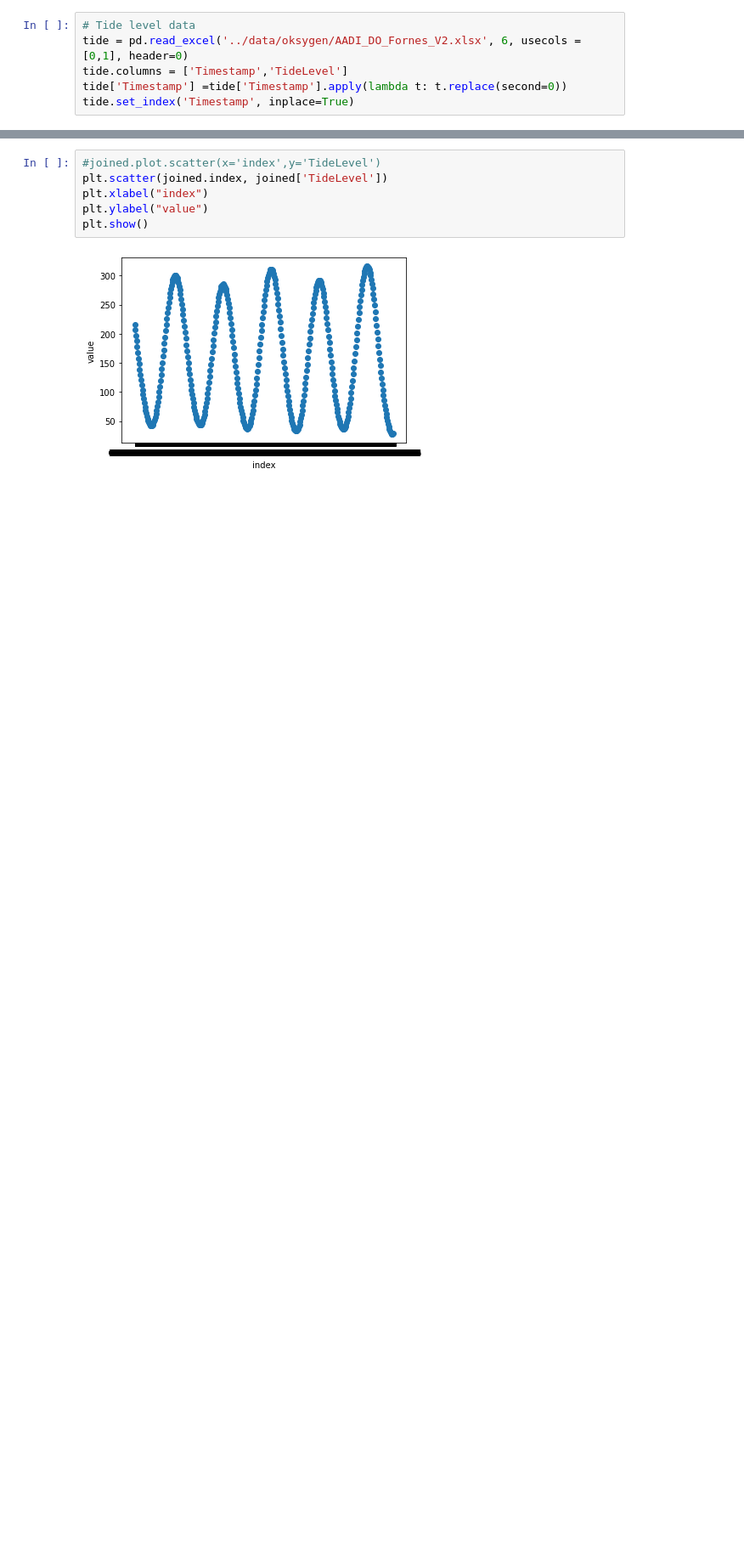
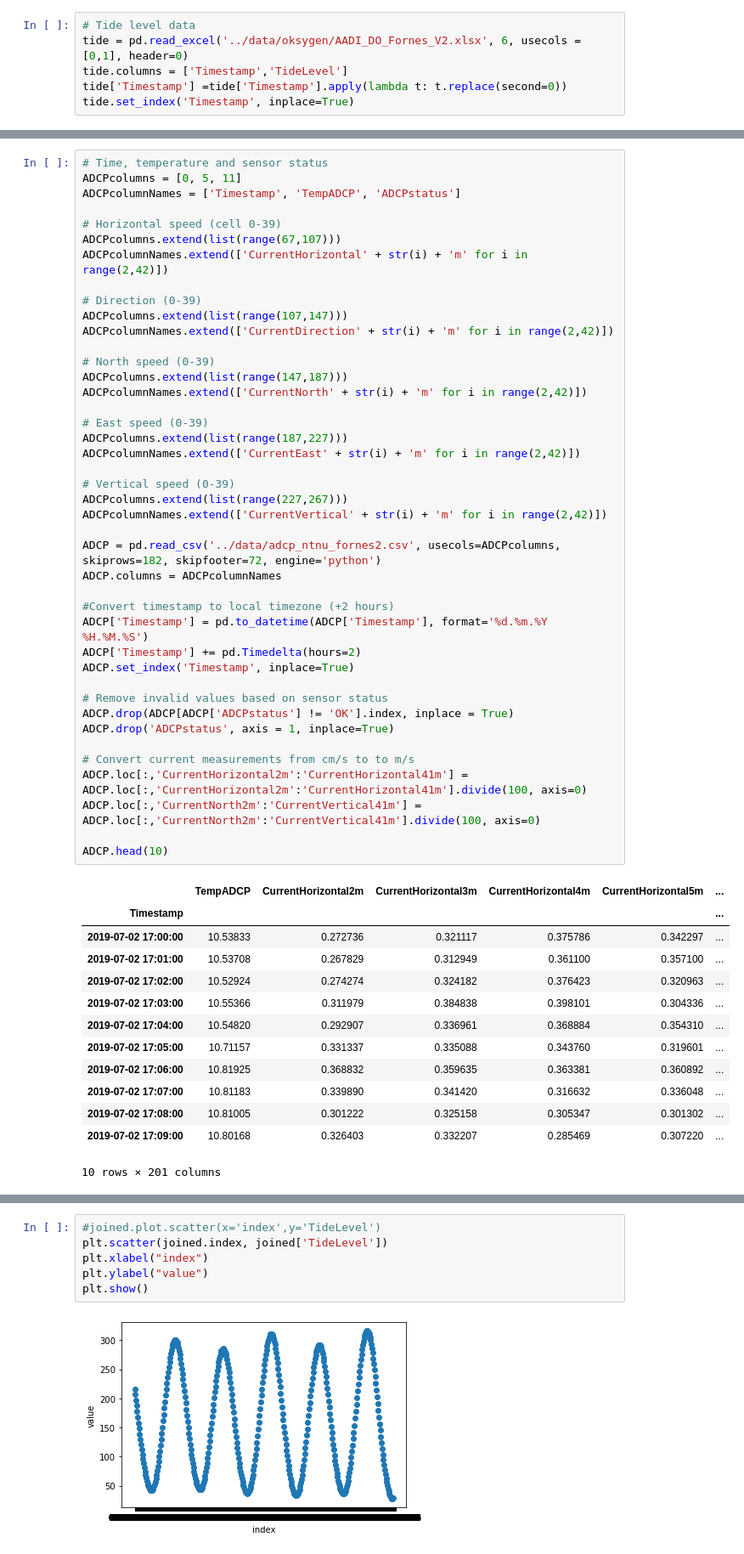
Before and after one commit to larsmmo/Master, a Jupyter notebook: src/createCSV.ipynb, the cells around one changed output, grey strips where cells are left out. Shown at 85% size. Saved outputs shown, nothing was run; the diff lists cells and outputs as text; blank space fills up the shorter version.

Commit message:
finish currents

```diff
--- a/src/createCSV.ipynb
+++ b/src/createCSV.ipynb
@@ -76,0 +82,56 @@ current = pd.read_csv('../data/adcp_ntnu_fornes2.csv')
+# %%
+# Time, temperature and sensor status
+ADCPcolumns = [0, 5, 11]
+ADCPcolumnNames = ['Timestamp', 'TempADCP', 'ADCPstatus']
+
+# Horizontal speed (cell 0-39)
+ADCPcolumns.extend(list(range(67,107)))
+ADCPcolumnNames.extend(['CurrentHorizontal' + str(i) + 'm' for i in range(2,42)])
+
+# Direction (0-39)
+ADCPcolumns.extend(list(range(107,147)))
+ADCPcolumnNames.extend(['CurrentDirection' + str(i) + 'm' for i in range(2,42)])
+
+# North speed (0-39)
+ADCPcolumns.extend(list(range(147,187)))
+ADCPcolumnNames.extend(['CurrentNorth' + str(i) + 'm' for i in range(2,42)])
+
+# East speed (0-39)
+ADCPcolumns.extend(list(range(187,227)))
+ADCPcolumnNames.extend(['CurrentEast' + str(i) + 'm' for i in range(2,42)])
+
+# Vertical speed (0-39)
+ADCPcolumns.extend(list(range(227,267)))
+ADCPcolumnNames.extend(['CurrentVertical' + str(i) + 'm' for i in range(2,42)])
+
+ADCP = pd.read_csv('../data/adcp_ntnu_fornes2.csv', usecols=ADCPcolumns, skiprows=182, skipfooter=72, engine='python')
+ADCP.columns = ADCPcolumnNames
+
+#Convert timestamp to local timezone (+2 hours)
+ADCP['Timestamp'] = pd.to_datetime(ADCP['Timestamp'], format='%d.%m.%Y %H.%M.%S')
+ADCP['Timestamp'] += pd.Timedelta(hours=2)
+ADCP.set_index('Timestamp', inplace=True)
+
+# Remove invalid values based on sensor status
+ADCP.drop(ADCP[ADCP['ADCPstatus'] != 'OK'].index, inplace = True)
+ADCP.drop('ADCPstatus', axis = 1, inplace=True)
+
+# Convert current measurements from cm/s to to m/s
+ADCP.loc[:,'CurrentHorizontal2m':'CurrentHorizontal41m'] = ADCP.loc[:,'CurrentHorizontal2m':'CurrentHorizontal41m'].divide(100, axis=0)
+ADCP.loc[:,'CurrentNorth2m':'CurrentVertical41m'] = ADCP.loc[:,'CurrentNorth2m':'CurrentVertical41m'].divide(100, axis=0)
+
+ADCP.head(10)
+# %% [output]
+|  | TempADCP | CurrentHorizontal2m | CurrentHorizontal3m | CurrentHorizontal4m | CurrentHorizontal5m | ... |
+| Timestamp |  |  |  |  |  | ... |
+| 2019-07-02 17:00:00 | 10.53833 | 0.272736 | 0.321117 | 0.375786 | 0.342297 | ... |
+| 2019-07-02 17:01:00 | 10.53708 | 0.267829 | 0.312949 | 0.361100 | 0.357100 | ... |
+| 2019-07-02 17:02:00 | 10.52924 | 0.274274 | 0.324182 | 0.376423 | 0.320963 | ... |
+| 2019-07-02 17:03:00 | 10.55366 | 0.311979 | 0.384838 | 0.398101 | 0.304336 | ... |
+| 2019-07-02 17:04:00 | 10.54820 | 0.292907 | 0.336961 | 0.368884 | 0.354310 | ... |
+| 2019-07-02 17:05:00 | 10.71157 | 0.331337 | 0.335088 | 0.343760 | 0.319601 | ... |
+| 2019-07-02 17:06:00 | 10.81925 | 0.368832 | 0.359635 | 0.363381 | 0.360892 | ... |
+| 2019-07-02 17:07:00 | 10.81183 | 0.339890 | 0.341420 | 0.316632 | 0.336048 | ... |
+| 2019-07-02 17:08:00 | 10.81005 | 0.301222 | 0.325158 | 0.305347 | 0.301302 | ... |
+| 2019-07-02 17:09:00 | 10.80168 | 0.326403 | 0.332207 | 0.285469 | 0.307220 | ... |
+10 rows × 201 columns
```
Also changed, not shown: parts of 14 cells of this notebook, 2 other files.
